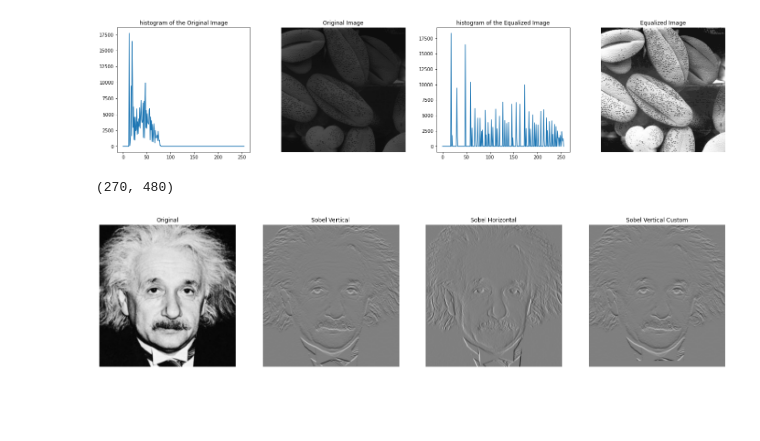
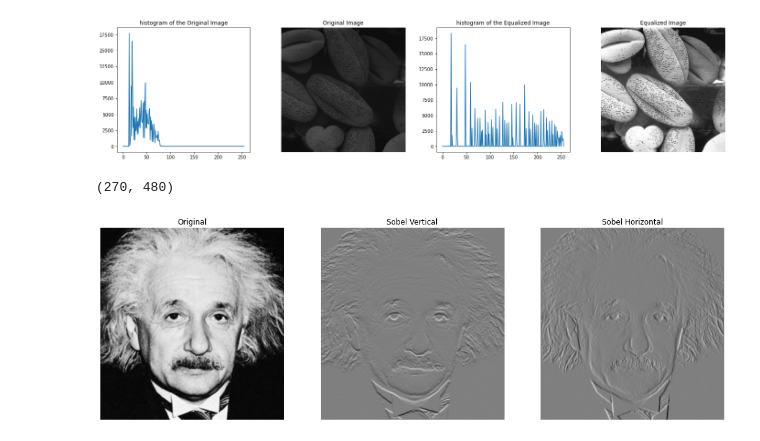
Before and after one commit to SeniruD/EN2550_Exercises, a Jupyter notebook: Assignment_1/190155L_Assignment1.ipynb, the cells around one changed output. Drawn from its saved outputs; the diff is of its cells as text; code cells hidden in the pictures; blank space fills up the shorter version.

```diff
--- a/Assignment_1/190155L_Assignment1.ipynb
+++ b/Assignment_1/190155L_Assignment1.ipynb
@@ -197,42 +197,41 @@ cv.destroyAllWindows()
 # %% [output]
 (270, 480)
 # %%
-# Question 6
+# Question 6 part a
 
 import cv2 as cv
 import matplotlib.pyplot as plt
 import numpy as np
 
 img = cv.imread(r'einstein.png', cv.IMREAD_GRAYSCALE).astype(np.float32)
 assert img is not None
 
 
 sobel_v = np.array([(-1,-2,-1),(0,0,0),(1,2,1)], dtype = np.float32)
 img_x = cv.filter2D(img, -1, sobel_v)
 sobel_h = np.array([(-1,0,1),(-2,0,2),(-1,0,1)], dtype = np.float32)
 img_y = cv.filter2D(img, -1, sobel_h)
 
 #img_grad = np.sqrt(img_x**2+img_y**2)
 
 sobel_filtered_img = np.zeros((img.shape[0],img.shape[1]), dtype=np.int16)
 for i in range(1,img.shape[0-1]):
     for j in range(1,img.shape[1]-1):
         mat = img[i-1,j-1:j+2],img[i,j-1:j+2],img[i+1,j-1:j+2]
         sobel_filtered_img[i,j] = np.multiply(mat,sobel_v).sum()
 
-fig, ax = plt.subplots(1,4 , sharex = 'all' , sharey = 'all', figsize=(24,6))
+fig, ax = plt.subplots(1,3 , sharex = 'all' , sharey = 'all', figsize=(18,6))
 ax[0].imshow(img,cmap= 'gray',vmin=0, vmax=255)
 ax[0].set_title('Original')
 ax[1].imshow(img_x,cmap= 'gray',vmin=-1020, vmax=1020)
 ax[1].set_title('Sobel Vertical')
 ax[2].imshow(img_y,cmap= 'gray',vmin=-1020, vmax=1020)
 ax[2].set_title('Sobel Horizontal')
-ax[3].imshow(sobel_filtered_img,cmap= 'gray',vmin=-1020, vmax=1020)
-ax[3].set_title('Sobel Vertical Custom')
 
-for i in range(4):
+
+for i in range(3):
         ax[i].axis('off')
 
 plt.show()
 # %% [output]
-[figure, old version]
+[figure, new version]
```
Also changed, not shown: parts of 5 cells of this notebook.
